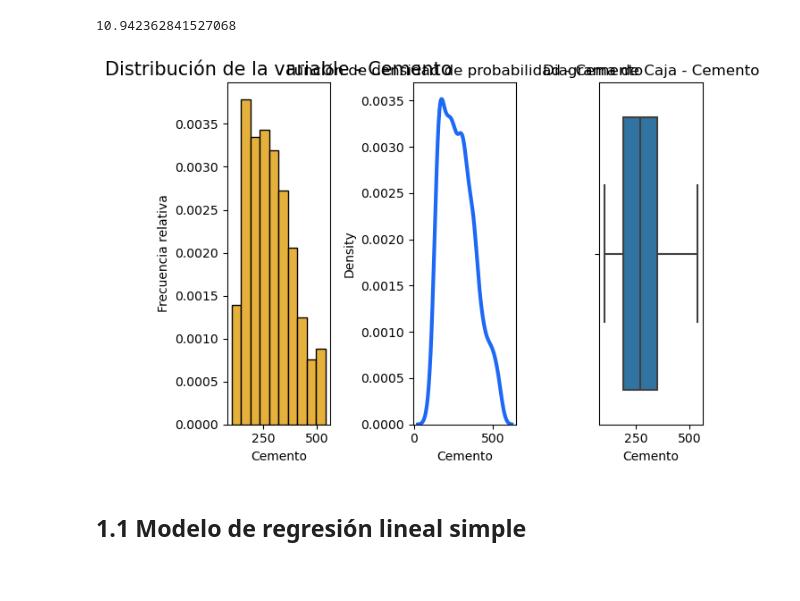
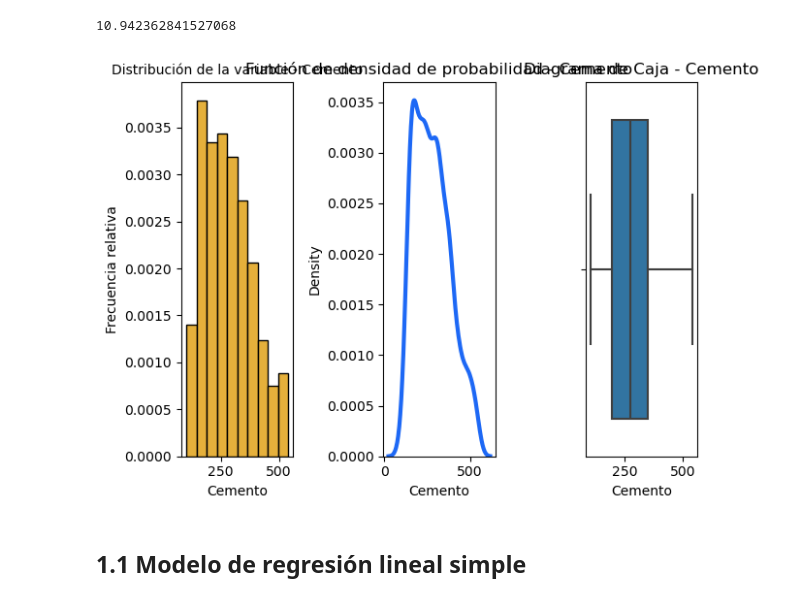
Before and after one commit to llanosrenzo/MachineLearning, a Jupyter notebook: Regresion/Modelo_Regression_Lineal.ipynb, the cells around one changed output. Drawn from its saved outputs; the diff is of its cells as text; code cells hidden in the pictures.

```diff
--- a/Regresion/Modelo_Regression_Lineal.ipynb
+++ b/Regresion/Modelo_Regression_Lineal.ipynb
@@ -157,29 +157,29 @@ num_intervalos
 # %%
 fig , ax = plt.subplots(nrows = 1,ncols = 3)
 
 ax[0].hist(hormigon['cement'],edgecolor = 'black',bins = int(num_intervalos),
            color = '#E5B03B',
            density = True)
 ax[0].set_xlabel('Cemento')
 ax[0].set_ylabel('Frecuencia relativa')
-ax[0].set_title('Distribución de la variable - Cemento',fontsize = 15)
+ax[0].set_title('Distribución de la variable - Cemento',fontsize = 10)
 
 sns.kdeplot(data = hormigon,x = 'cement',ax = ax[1],
             color = '#1D68F5',
             linewidth = 3 #Ancho de la línea
             )
 ax[1].set_title('Función de densidad de probabilidad - Cemento')
 ax[1].set_xlabel('Cemento')
 ax[1].grid(False)
 
 sns.boxplot(data = hormigon,x = 'cement',ax = ax[2])
 ax[2].set_title('Diagrama de Caja - Cemento')
 ax[2].set_xlabel('Cemento')
 
 plt.tight_layout()
 plt.show()
 # %% [output]
-[figure, old version]
+[figure, new version]
 # %%
 X = hormigon['csMPa']
 y = hormigon['cement']
```
Also changed, not shown: parts of 10 cells of this notebook, 1 other file.
